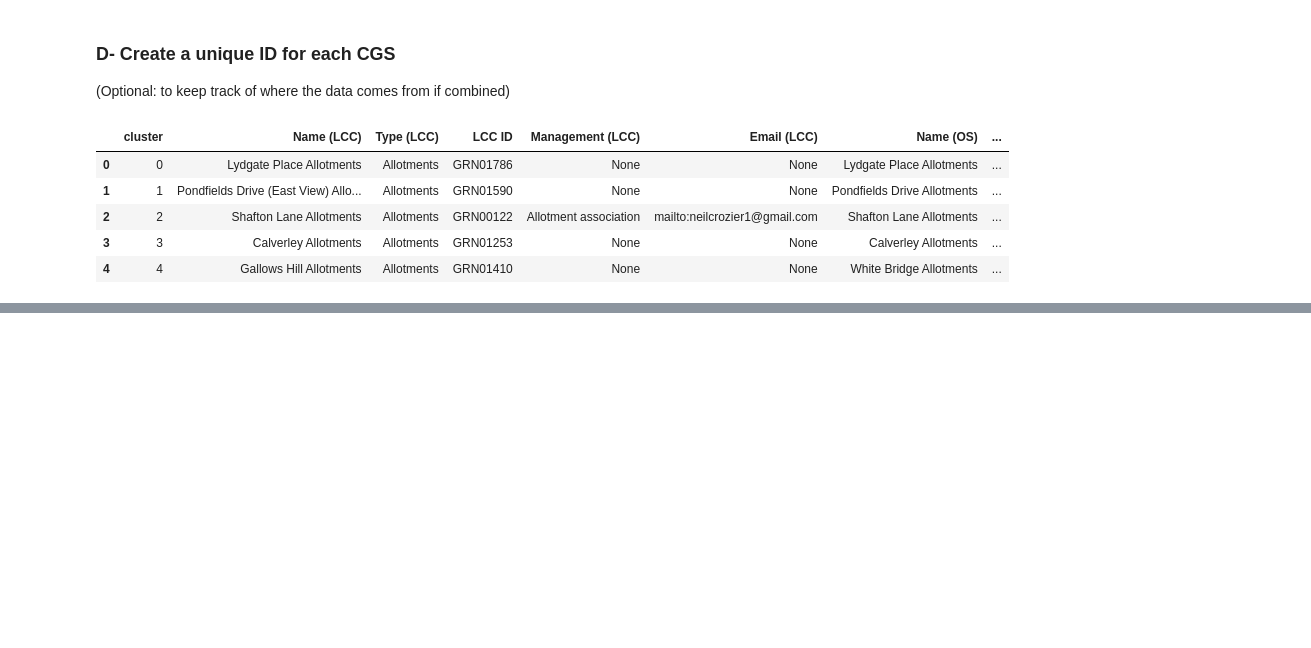
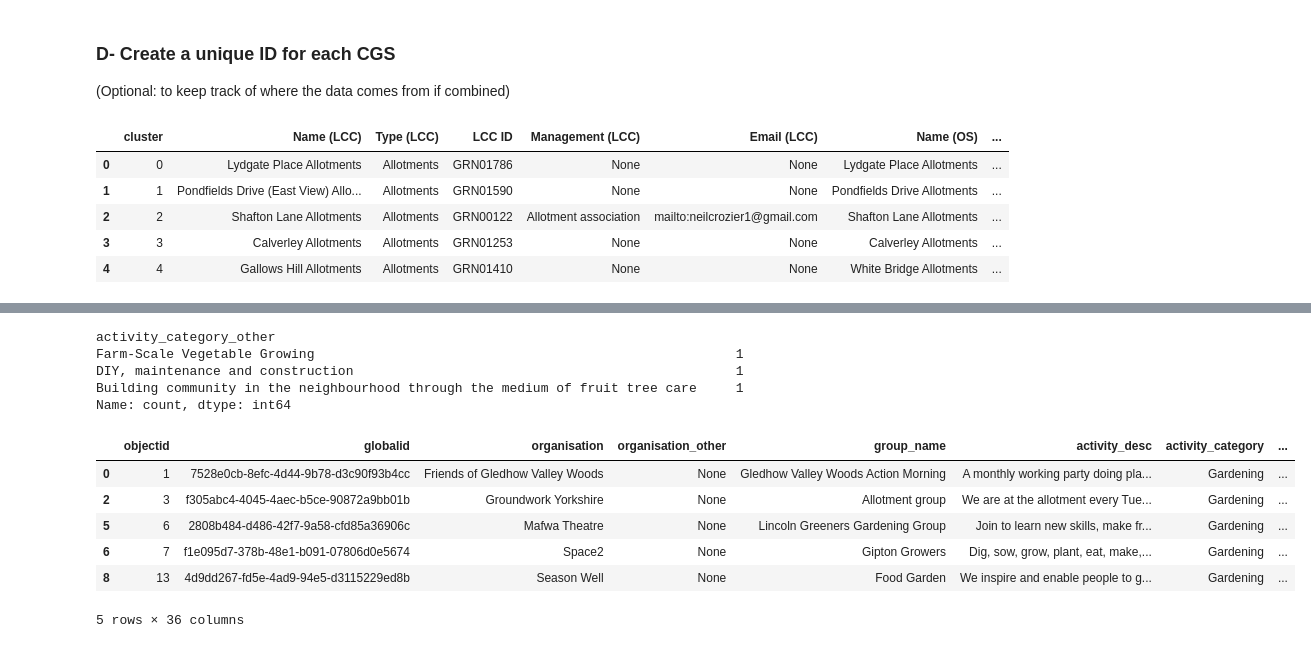
Before and after one commit to MarionC749/LIDA-SEEDS, a Jupyter notebook: Code/1-SEEDS_existingCGS_search.ipynb, the cells around one changed output, grey strips where cells are left out. Drawn from its saved outputs; the diff is of its cells as text; code cells hidden in the pictures; blank space fills up the shorter version.

```diff
--- a/Code/1-SEEDS_existingCGS_search.ipynb
+++ b/Code/1-SEEDS_existingCGS_search.ipynb
@@ -1115,0 +1251,5 @@ final_exist_CGS.explore('flag', tooltip=['Type (OS)','Type (OSM)', 'Type (LCC)']
+# %%
+print(lgap.is_valid.value_counts())
+#Fix any invalid geometries
+lgap['geometry'] = lgap.buffer(0)
+print(lgap.is_valid.value_counts())
@@ -1115,0 +1274,26 @@ final_exist_CGS.explore('flag', tooltip=['Type (OS)','Type (OSM)', 'Type (LCC)']
+# %%
+lgap['activity_category_other'].value_counts()
+# %% [output]
+activity_category_other
+Farm-Scale Vegetable Growing                                                      1
+DIY, maintenance and construction                                                 1
+Building community in the neighbourhood through the medium of fruit tree care     1
+Name: count, dtype: int64
+# %%
+#Retain only activities linked to gardening and CGS
+keep1= ['Gardening', 'Gardening and Animal Care']
+lgap_cgs = lgap[lgap['activity_category'].isin(keep1)]
+keep2= ['Farm-Scale Vegetable Growing', 'Building community in the neighbourhood through the medium of fruit tree care']
+other_cat = lgap[lgap['activity_category_other'].isin(keep2)]
+#Combine
+lgap_cgs = pd.concat([lgap_cgs, other_cat])
+# %%
+lgap_cgs.head()
+# %% [output]
+|  | objectid | globalid | organisation | organisation_other | group_name | activity_desc | activity_category | ... |
+| 0 | 1 | 7528e0cb-8efc-4d44-9b78-d3c90f93b4cc | Friends of Gledhow Valley Woods | None | Gledhow Valley Woods Action Morning | A monthly working party doing pla... | Gardening | ... |
+| 2 | 3 | f305abc4-4045-4aec-b5ce-90872a9bb01b | Groundwork Yorkshire | None | Allotment group | We are at the allotment every Tue... | Gardening | ... |
+| 5 | 6 | 2808b484-d486-42f7-9a58-cfd85a36906c | Mafwa Theatre | None | Lincoln Greeners Gardening Group | Join to learn new skills, make fr... | Gardening | ... |
+| 6 | 7 | f1e095d7-378b-48e1-b091-07806d0e5674 | Space2 | None | Gipton Growers | Dig, sow, grow, plant, eat, make,... | Gardening | ... |
+| 8 | 13 | 4d9dd267-fd5e-4ad9-94e5-d3115229ed8b | Season Well | None | Food Garden | We inspire and enable people to g... | Gardening | ... |
+5 rows × 36 columns
```
Also changed, not shown: parts of 37 cells of this notebook.
